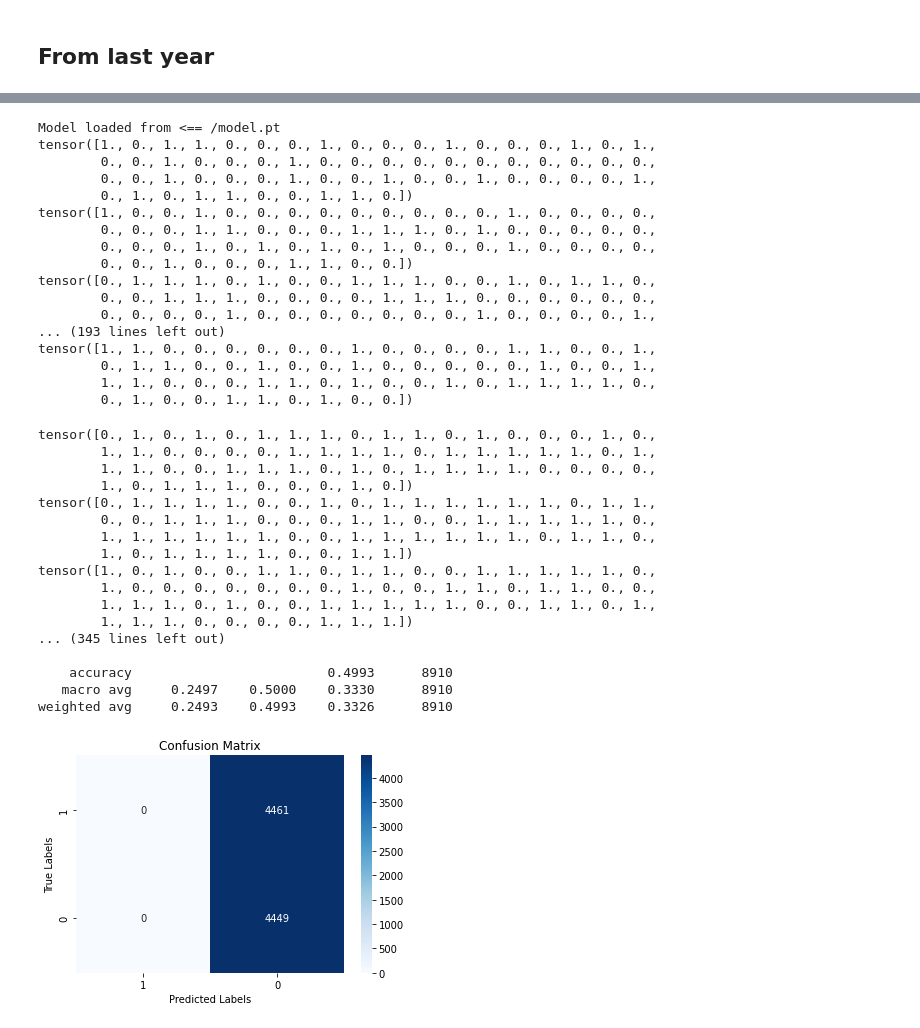
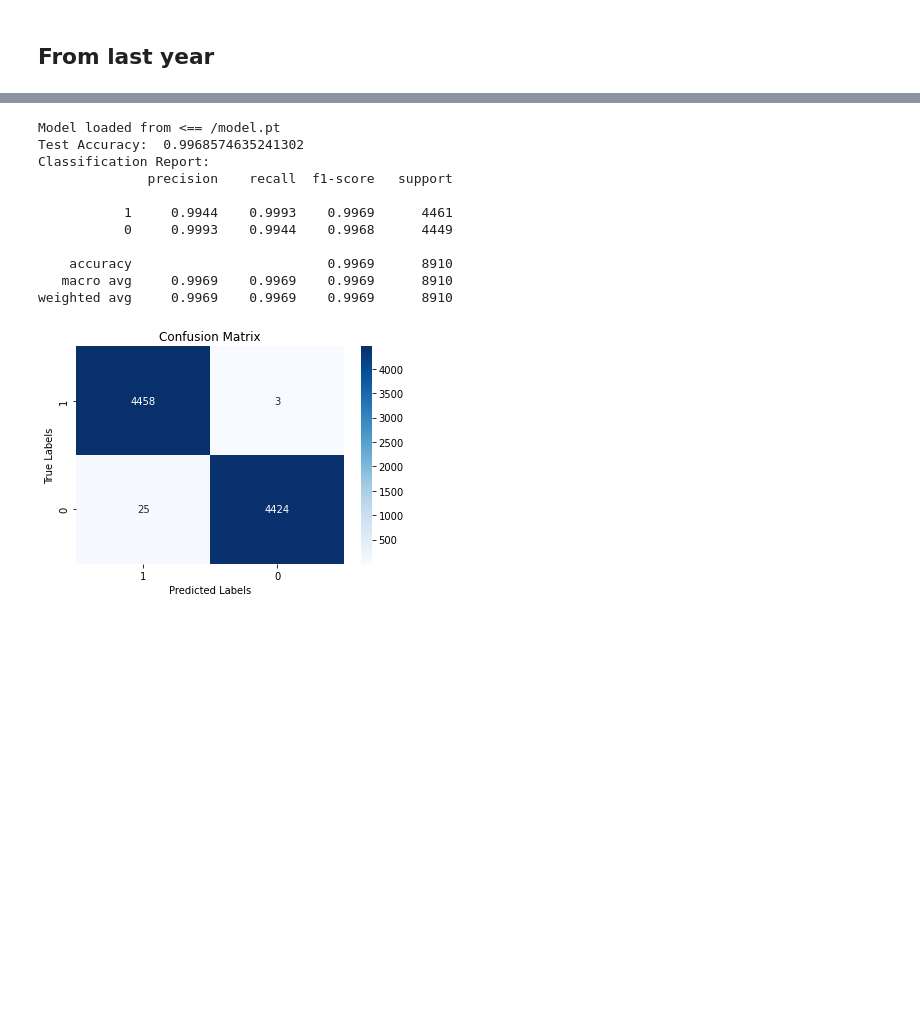
Before and after one commit to natalie-ayers/life_cycle_of_hate_speech, a Jupyter notebook: LSTM_Take3.ipynb, the cells around one changed output, grey strips where cells are left out. Drawn from its saved outputs; the diff is of its cells as text; code cells hidden in the pictures; blank space fills up the shorter version.

```diff
--- a/LSTM_Take3.ipynb
+++ b/LSTM_Take3.ipynb
@@ -203,15 +222,14 @@ class classifier(nn.Module):
         return outputs
 # %%
 size_of_vocab = len(TEXT.vocab)
-embedding_dim = 25
-num_hidden_nodes = 20
+embedding_dim = 100
+num_hidden_nodes = 50
 num_output_nodes = 1
 num_layers = 2
-bidirection = True
 dropout = 0.2
 
 #instantiate the model
-model = classifier(size_of_vocab, embedding_dim, num_hidden_nodes,num_output_nodes, num_layers,
+model = classifier(size_of_vocab, embedding_dim, num_hidden_nodes,num_output_nodes, TEXT.vocab, num_layers,
                    bidirectional = True, dropout = dropout)
 # %%
 #architecture
@@ -242,12 +261,12 @@ import torch.optim as optim
 from sklearn.metrics import accuracy_score, classification_report, confusion_matrix
 
 #define optimizer and loss
-optimizer = optim.Adam(model.parameters())
+optimizer = optim.Adam(model.parameters(),lr=0.00001)
 criterion = nn.BCELoss()
 
 #define metric
 def binary_accuracy(preds, y):
-    # print(preds)
+    print("Sum of predicted",preds.sum())
     # print(y)
     #round predictions to the closest integer
     rounded_preds = torch.round(preds)
@@ -414,15 +433,15 @@ def evaluate_full(model, test_loader, device='cpu'):
     with torch.no_grad():
         for ((text, text_len),labels) in test_loader:
             labels = labels.to(device)
-            print(labels)
             text = text.to(device)
             text_len = text_len.to(device)
             output = model(text, text_len)
-            output = torch.max(output, axis=1).indices
+            output = torch.round(output)
+            # torch.max(output, axis=1).indices
+            #.indices
             y_pred.extend(output.tolist())
             y_true.extend(labels.tolist())
-    print(y_pred)
-    print(y_true)
+
     acc = 0.0
     for i, y in enumerate(y_pred):
         if y == y_true[i]:
@@ -693,46 +713,23 @@ Model saved to ==> /metrics.pt
 Finished Training!
 # %%
 # Evaluate
-best_model = classifier(size_of_vocab, embedding_dim, num_hidden_nodes,num_output_nodes, num_layers,
+best_model = classifier(size_of_vocab, embedding_dim, num_hidden_nodes,num_output_nodes, TEXT.vocab, num_layers,
                    bidirectional = True, dropout = dropout)
 
-optimizer = optim.Adam(best_model.parameters(), lr=0.001)
+optimizer = optim.Adam(best_model.parameters(), lr=0.00001)
 
 load_checkpoint('/model.pt', best_model, optimizer)
 evaluate_full(best_model, test_iterator)
 # %% [output]
 Model loaded from <== /model.pt
-tensor([1., 0., 1., 1., 0., 0., 0., 1., 0., 0., 0., 1., 0., 0., 0., 1., 0., 1.,
-        0., 0., 1., 0., 0., 0., 1., 0., 0., 0., 0., 0., 0., 0., 0., 0., 0., 0.,
-        0., 0., 1., 0., 0., 0., 1., 0., 0., 1., 0., 0., 1., 0., 0., 0., 0., 1.,
-        0., 1., 0., 1., 1., 0., 0., 1., 1., 0.])
-tensor([1., 0., 0., 1., 0., 0., 0., 0., 0., 0., 0., 0., 0., 1., 0., 0., 0., 0.,
-        0., 0., 0., 1., 1., 0., 0., 0., 1., 1., 1., 0., 1., 0., 0., 0., 0., 0.,
-        0., 0., 0., 1., 0., 1., 0., 1., 0., 1., 0., 0., 0., 1., 0., 0., 0., 0.,
-        0., 0., 1., 0., 0., 0., 1., 1., 0., 0.])
-tensor([0., 1., 1., 1., 0., 1., 0., 0., 1., 1., 1., 0., 0., 1., 0., 1., 1., 0.,
-        0., 0., 1., 1., 1., 0., 0., 0., 0., 1., 1., 1., 0., 0., 0., 0., 0., 0.,
-        0., 0., 0., 0., 1., 0., 0., 0., 0., 0., 0., 0., 1., 0., 0., 0., 0., 1.,
-... (193 lines left out)
-tensor([1., 1., 0., 0., 0., 0., 0., 0., 1., 0., 0., 0., 0., 1., 1., 0., 0., 1.,
-        0., 1., 1., 0., 0., 1., 0., 0., 1., 0., 0., 0., 0., 0., 1., 0., 0., 1.,
-        1., 1., 0., 0., 0., 1., 1., 0., 1., 0., 0., 1., 0., 1., 1., 1., 1., 0.,
-        0., 1., 0., 0., 1., 1., 0., 1., 0., 0.])
+Test Accuracy:  0.9968574635241302
+Classification Report:
+              precision    recall  f1-score   support
+
+           1     0.9944    0.9993    0.9969      4461
+           0     0.9993    0.9944    0.9968      4449
+
+    accuracy                         0.9969      8910
+   macro avg     0.9969    0.9969    0.9969      8910
+weighted avg     0.9969    0.9969    0.9969      8910
-tensor([0., 1., 0., 1., 0., 1., 1., 1., 0., 1., 1., 0., 1., 0., 0., 0., 1., 0.,
-        1., 1., 0., 0., 0., 0., 1., 1., 1., 1., 0., 1., 1., 1., 1., 1., 0., 1.,
-        1., 1., 0., 0., 1., 1., 1., 0., 1., 0., 1., 1., 1., 1., 0., 0., 0., 0.,
-        1., 0., 1., 1., 1., 0., 0., 0., 1., 0.])
-tensor([0., 1., 1., 1., 1., 0., 0., 1., 0., 1., 1., 1., 1., 1., 1., 0., 1., 1.,
-        0., 0., 1., 1., 1., 0., 0., 0., 1., 1., 0., 0., 1., 1., 1., 1., 1., 0.,
-        1., 1., 1., 1., 1., 1., 0., 0., 1., 1., 1., 1., 1., 1., 0., 1., 1., 0.,
-        1., 0., 1., 1., 1., 1., 0., 0., 1., 1.])
-tensor([1., 0., 1., 0., 0., 1., 1., 0., 1., 1., 0., 0., 1., 1., 1., 1., 1., 0.,
-        1., 0., 0., 0., 0., 0., 0., 0., 1., 0., 0., 1., 1., 0., 1., 1., 0., 0.,
-        1., 1., 1., 0., 1., 0., 0., 1., 1., 1., 1., 1., 0., 0., 1., 1., 0., 1.,
-        1., 1., 1., 0., 0., 0., 0., 1., 1., 1.])
-... (345 lines left out)
-
-    accuracy                         0.4993      8910
-   macro avg     0.2497    0.5000    0.3330      8910
-weighted avg     0.2493    0.4993    0.3326      8910
-[figure, old version]
+[figure, new version]
```
Also changed, not shown: parts of 12 cells of this notebook, 1 other file.
